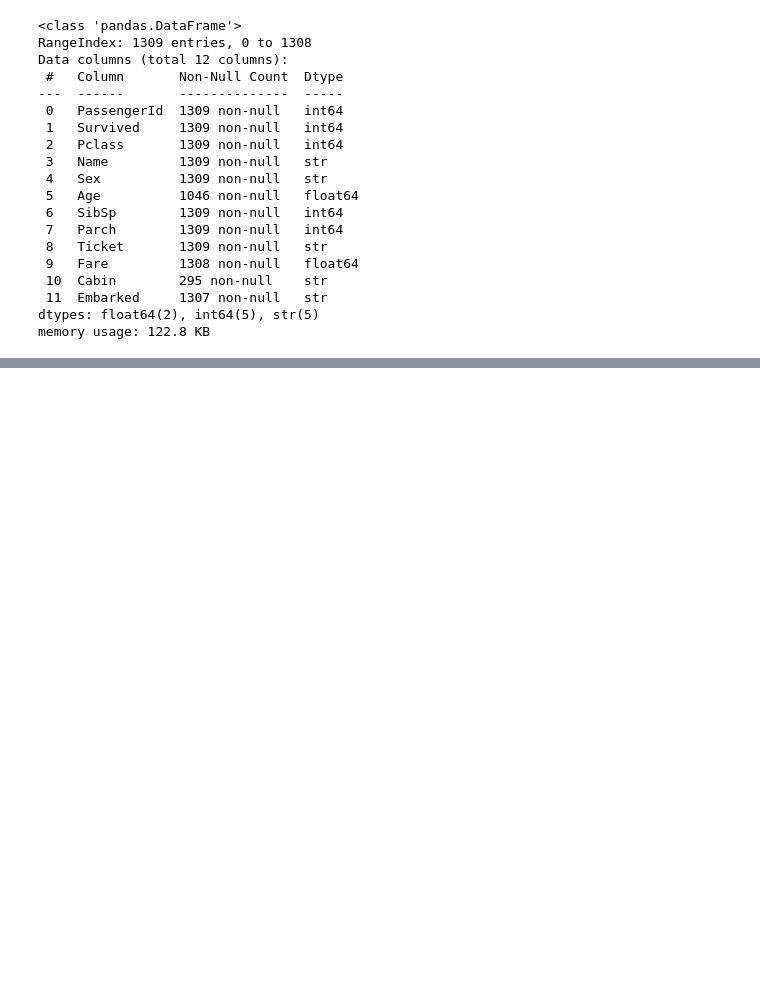
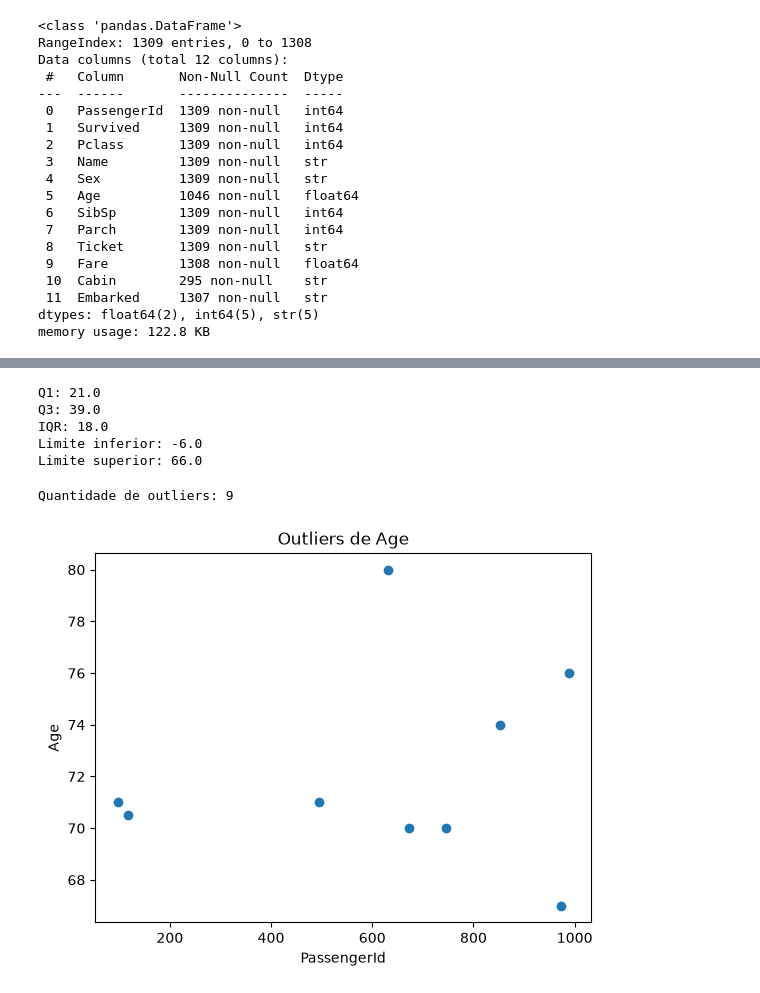
Before and after one commit to Hawkie06/BootcampIA, a Jupyter notebook: manipulacao_dados/titanic/titanic.ipynb, the cells around one changed output, grey strips where cells are left out. Drawn from its saved outputs; the diff is of its cells as text; code cells hidden in the pictures; blank space fills up the shorter version.

```diff
--- a/manipulacao_dados/titanic/titanic.ipynb
+++ b/manipulacao_dados/titanic/titanic.ipynb
@@ -41,0 +217,33 @@ memory usage: 122.8 KB
+# %%
+Q1 = data["Age"].quantile(0.25)
+Q3 = data["Age"].quantile(0.75)
+
+IQR = Q3 - Q1
+
+limite_inferior = Q1 - 1.5 * IQR
+limite_superior = Q3 + 1.5 * IQR
+print("Q1:", Q1)
+print("Q3:", Q3)
+print("IQR:", IQR)
+print("Limite inferior:", limite_inferior)
+print("Limite superior:", limite_superior)
+# %% [output]
+Q1: 21.0
+Q3: 39.0
+IQR: 18.0
+Limite inferior: -6.0
+Limite superior: 66.0
+# %%
+outliers_age = data[(data["Age"] < limite_inferior) |(data["Age"] > limite_superior)]
+print("Quantidade de outliers:", len(outliers_age))
+# %% [output]
+Quantidade de outliers: 9
+# %%
+plt.scatter(outliers_age["PassengerId"], outliers_age["Age"])
+
+plt.xlabel("PassengerId")
+plt.ylabel("Age")
+plt.title("Outliers de Age")
+plt.show()
+# %% [output]
+[figure, added]
```
Also changed, not shown: parts of 19 cells of this notebook.
